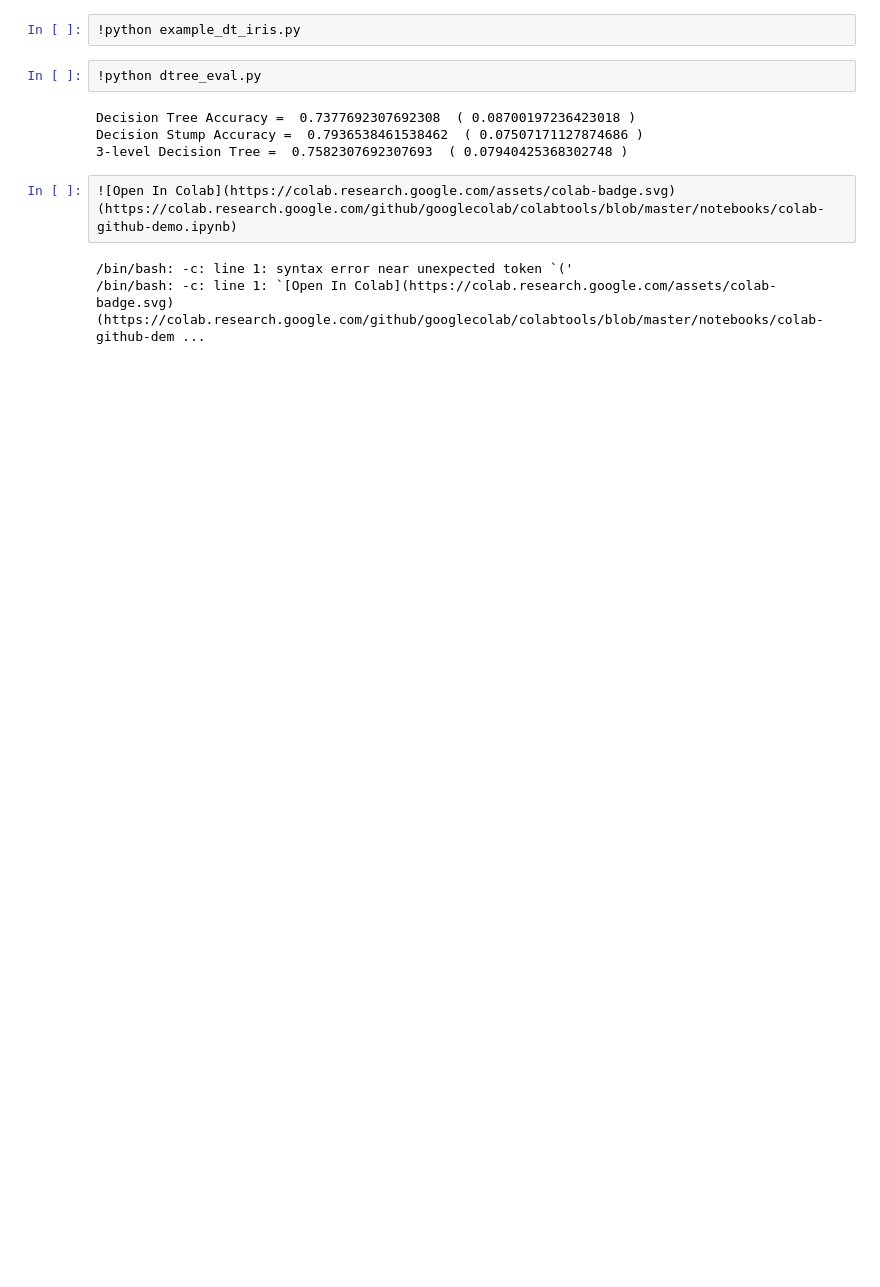
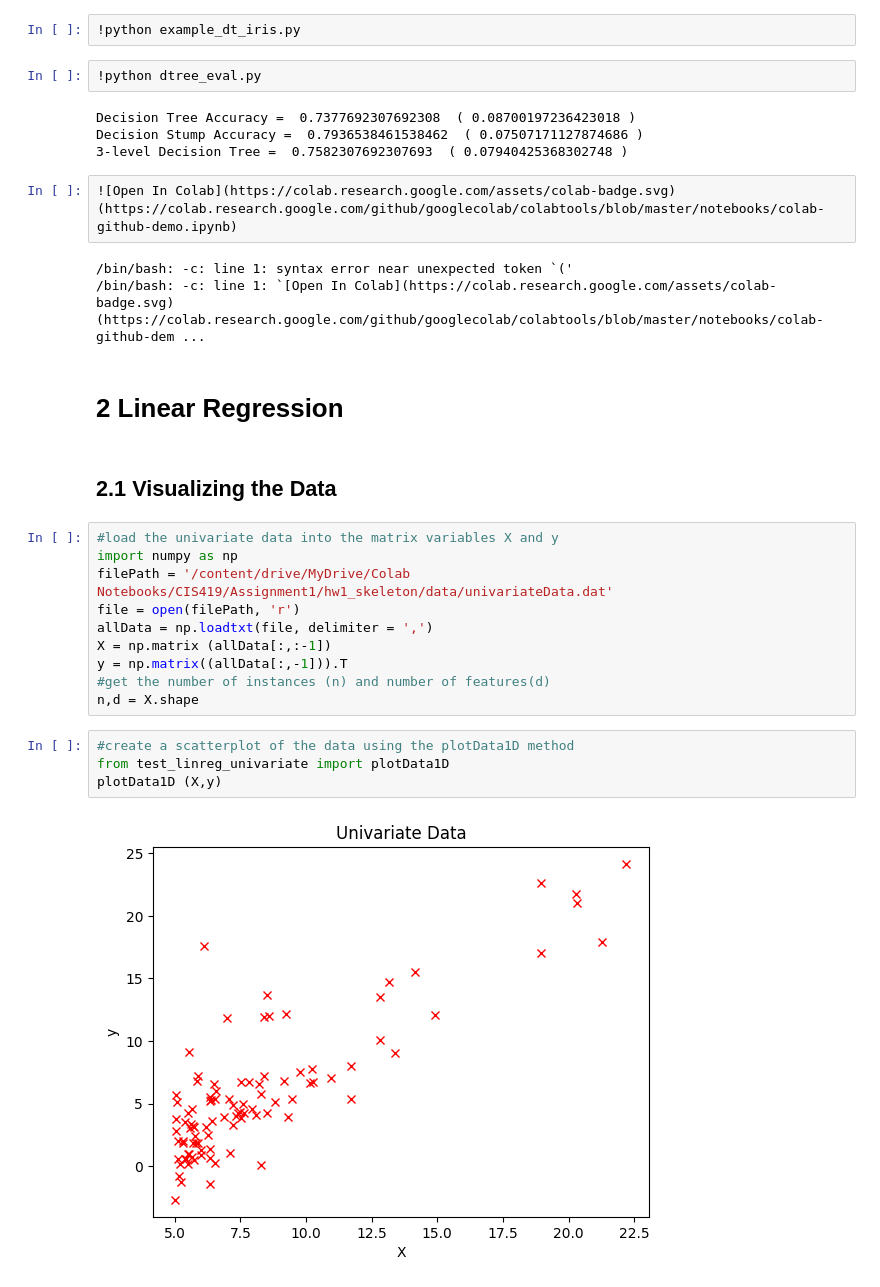
Before and after one commit to dcnampm/AI_homework, a Jupyter notebook: HW1.ipynb, the cells around one changed output. Saved outputs shown, nothing was run; the diff lists cells and outputs as text; blank space fills up the shorter version.

```diff
--- a/HW1.ipynb
+++ b/HW1.ipynb
@@ -81,3 +63,23 @@ Decision Stump Accuracy =  0.7936538461538462  ( 0.07507171127874686 )
 # %% [output]
 /bin/bash: -c: line 1: syntax error near unexpected token `('
 /bin/bash: -c: line 1: `[Open In Colab](https://colab.research.google.com/assets/colab-badge.svg)(https://colab.research.google.com/github/googlecolab/colabtools/blob/master/notebooks/colab-github-dem ...
+# %% [markdown]
+# 2 Linear Regression
+# %% [markdown]
+## 2.1 Visualizing the Data
+# %%
+#load the univariate data into the matrix variables X and y
+import numpy as np
+filePath = '/content/drive/MyDrive/Colab Notebooks/CIS419/Assignment1/hw1_skeleton/data/univariateData.dat'
+file = open(filePath, 'r')
+allData = np.loadtxt(file, delimiter = ',')
+X = np.matrix (allData[:,:-1])
+y = np.matrix((allData[:,-1])).T
+#get the number of instances (n) and number of features(d)
+n,d = X.shape
+# %%
+#create a scatterplot of the data using the plotData1D method
+from test_linreg_univariate import plotData1D
+plotData1D (X,y)
+# %% [output]
+[figure, added]
```
Also changed, not shown: parts of 6 cells of this notebook.
